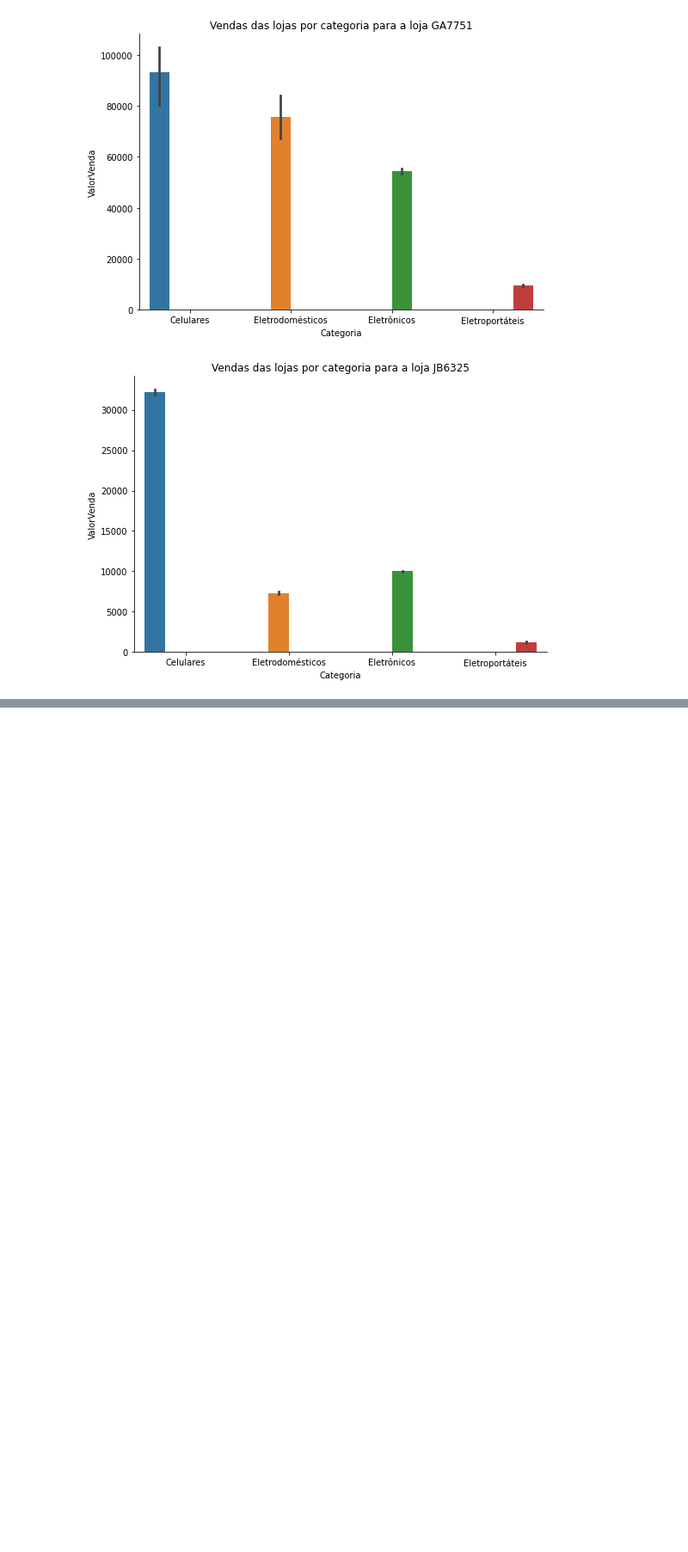
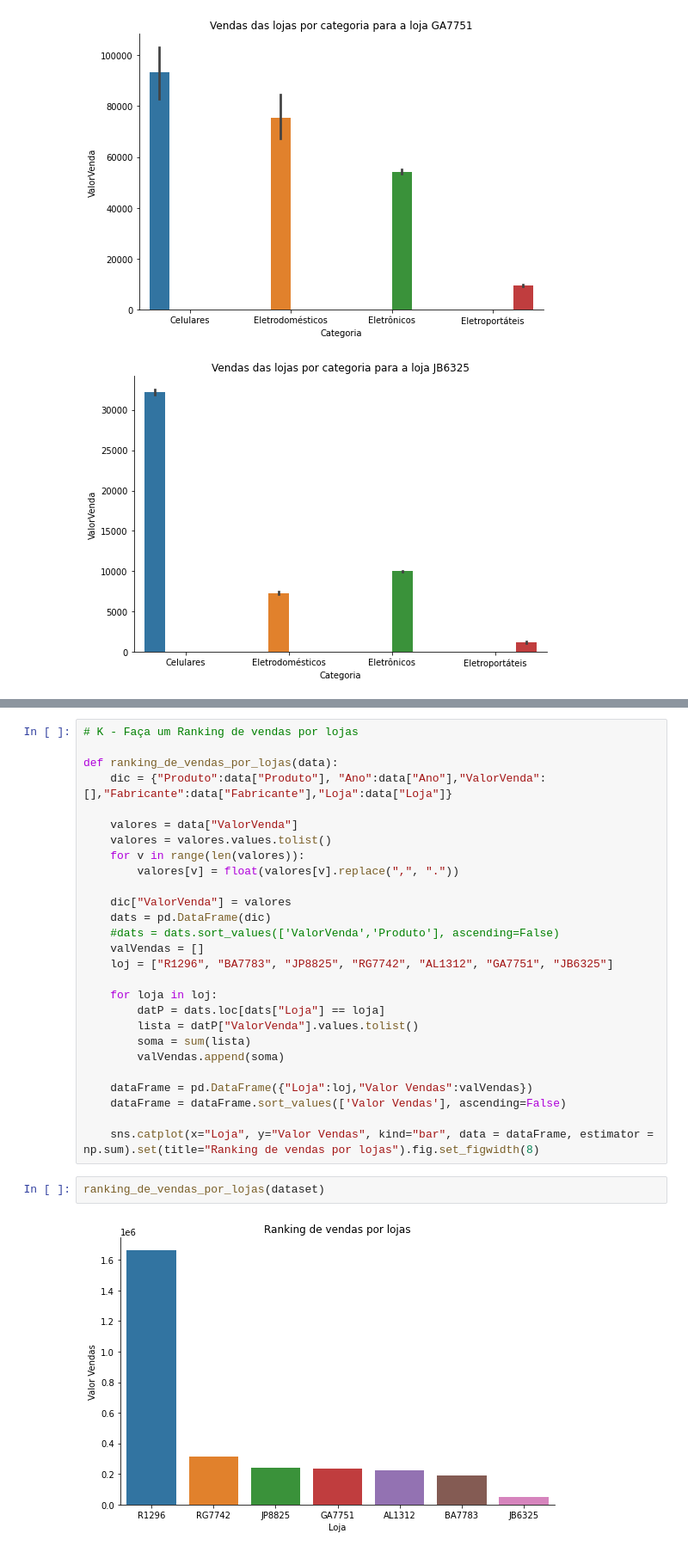
Before and after one commit to lohhans/Ciencia-de-Dados, a Jupyter notebook: 1VA/1VA-refeito.ipynb, the cells around one changed output, grey strips where cells are left out. Shown at 86% size. Cells and saved outputs as stored; diff of their text form; blank space fills up the shorter version.

```diff
--- a/1VA/1VA-refeito.ipynb
+++ b/1VA/1VA-refeito.ipynb
@@ -285,0 +434,31 @@ ranking_dos_produtos_com_maiores_venda_geral_e_por_loja(dataset)
+# %%
+# K - Faça um Ranking de vendas por lojas
+
+def ranking_de_vendas_por_lojas(data):
+    dic = {"Produto":data["Produto"], "Ano":data["Ano"],"ValorVenda":[],"Fabricante":data["Fabricante"],"Loja":data["Loja"]}
+
+    valores = data["ValorVenda"]
+    valores = valores.values.tolist()
+    for v in range(len(valores)):
+        valores[v] = float(valores[v].replace(",", "."))
+
+    dic["ValorVenda"] = valores
+    dats = pd.DataFrame(dic)
+    #dats = dats.sort_values(['ValorVenda','Produto'], ascending=False)
+    valVendas = []
+    loj = ["R1296", "BA7783", "JP8825", "RG7742", "AL1312", "GA7751", "JB6325"]
+
+    for loja in loj:
+        datP = dats.loc[dats["Loja"] == loja]
+        lista = datP["ValorVenda"].values.tolist()
+        soma = sum(lista)
+        valVendas.append(soma)
+
+    dataFrame = pd.DataFrame({"Loja":loj,"Valor Vendas":valVendas})
+    dataFrame = dataFrame.sort_values(['Valor Vendas'], ascending=False)
+
+    sns.catplot(x="Loja", y="Valor Vendas", kind="bar", data = dataFrame, estimator = np.sum).set(title="Ranking de vendas por lojas").fig.set_figwidth(8)
+# %%
+ranking_de_vendas_por_lojas(dataset)
+# %% [output]
+[figure, added]
```
Also changed, not shown: parts of 8 cells of this notebook.
